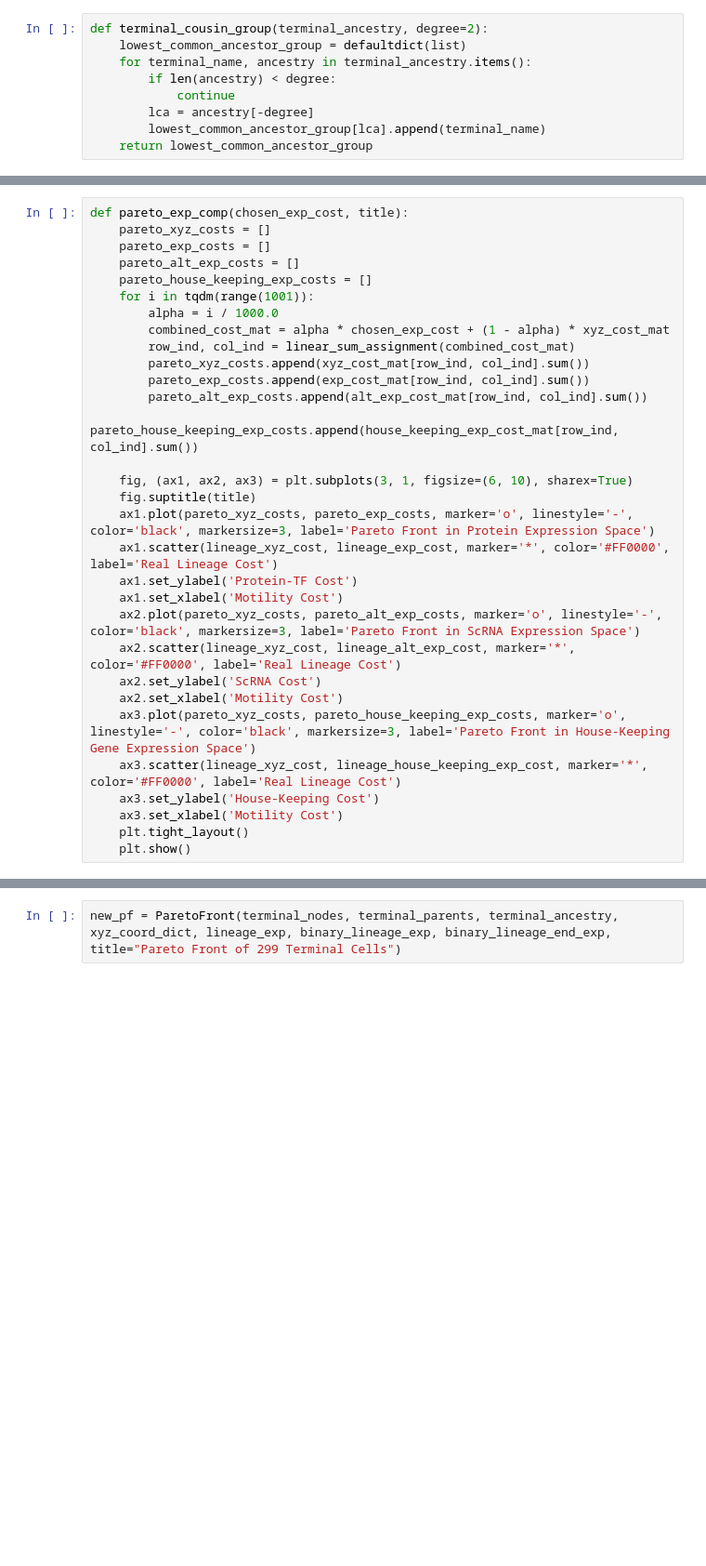
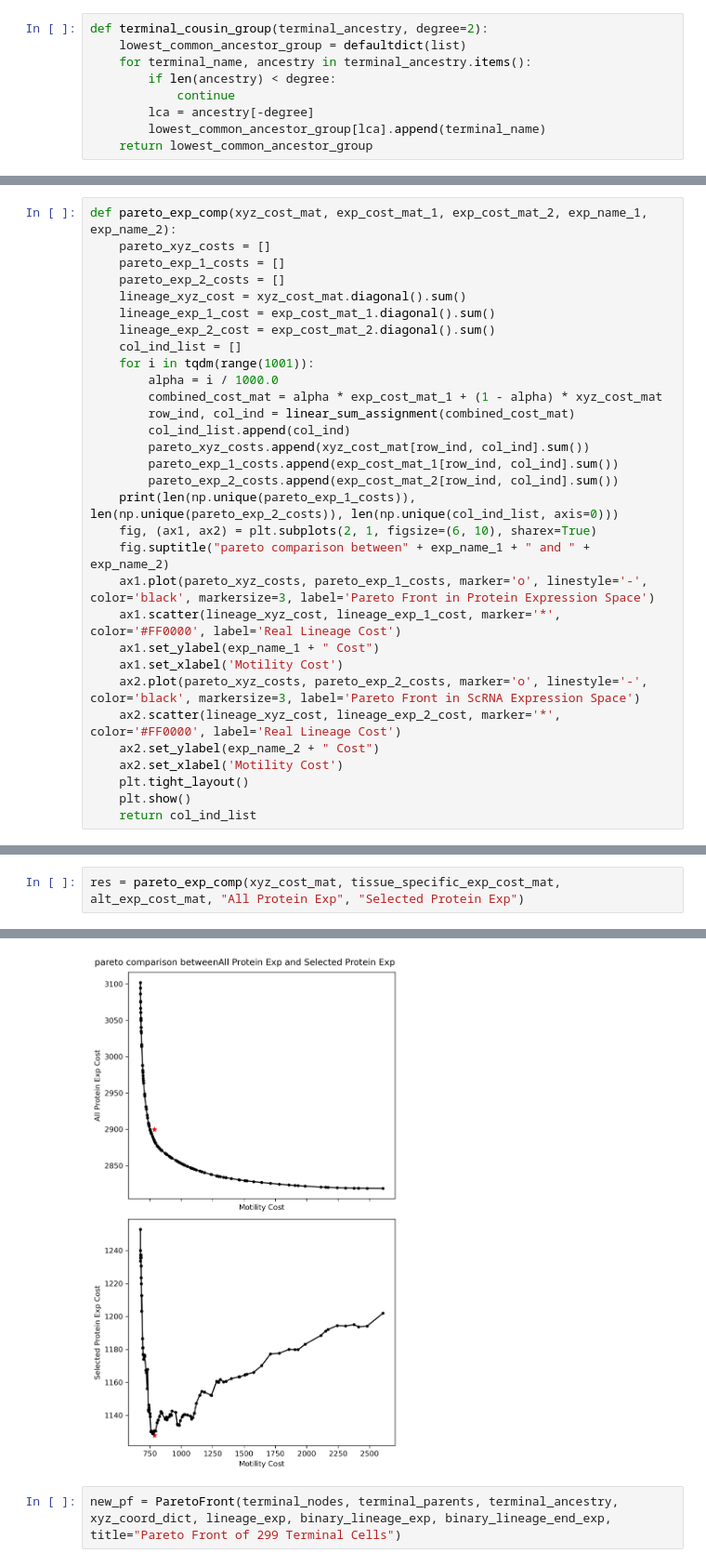
Before and after one commit to IcyFermion/embryogenesis, a Jupyter notebook: terminal_expression.ipynb, the cells around one changed output, grey strips where cells are left out. Shown at 93% size. Cells and saved outputs as stored; diff of their text form; blank space fills up the shorter version.

```diff
--- a/terminal_expression.ipynb
+++ b/terminal_expression.ipynb
@@ -551,31 +417,31 @@ lineage_house_keeping_exp_cost = house_keeping_exp_cost_mat.diagonal().sum()
 # %%
-def pareto_exp_comp(chosen_exp_cost, title):
+def pareto_exp_comp(xyz_cost_mat, exp_cost_mat_1, exp_cost_mat_2, exp_name_1, exp_name_2):
     pareto_xyz_costs = []
-    pareto_exp_costs = []
-    pareto_alt_exp_costs = []
-    pareto_house_keeping_exp_costs = []
+    pareto_exp_1_costs = []
+    pareto_exp_2_costs = []
+    lineage_xyz_cost = xyz_cost_mat.diagonal().sum()
+    lineage_exp_1_cost = exp_cost_mat_1.diagonal().sum()
+    lineage_exp_2_cost = exp_cost_mat_2.diagonal().sum()
+    col_ind_list = []
     for i in tqdm(range(1001)):
         alpha = i / 1000.0
-        combined_cost_mat = alpha * chosen_exp_cost + (1 - alpha) * xyz_cost_mat
+        combined_cost_mat = alpha * exp_cost_mat_1 + (1 - alpha) * xyz_cost_mat
         row_ind, col_ind = linear_sum_assignment(combined_cost_mat)
+        col_ind_list.append(col_ind)
         pareto_xyz_costs.append(xyz_cost_mat[row_ind, col_ind].sum())
-        pareto_exp_costs.append(exp_cost_mat[row_ind, col_ind].sum())
-        pareto_alt_exp_costs.append(alt_exp_cost_mat[row_ind, col_ind].sum())
-        pareto_house_keeping_exp_costs.append(house_keeping_exp_cost_mat[row_ind, col_ind].sum())
-
-    fig, (ax1, ax2, ax3) = plt.subplots(3, 1, figsize=(6, 10), sharex=True)
-    fig.suptitle(title)
-    ax1.plot(pareto_xyz_costs, pareto_exp_costs, marker='o', linestyle='-', color='black', markersize=3, label='Pareto Front in Protein Expression Space')
-    ax1.scatter(lineage_xyz_cost, lineage_exp_cost, marker='*', color='#FF0000', label='Real Lineage Cost')
-    ax1.set_ylabel('Protein-TF Cost')
+        pareto_exp_1_costs.append(exp_cost_mat_1[row_ind, col_ind].sum())
+        pareto_exp_2_costs.append(exp_cost_mat_2[row_ind, col_ind].sum())
+    print(len(np.unique(pareto_exp_1_costs)), len(np.unique(pareto_exp_2_costs)), len(np.unique(col_ind_list, axis=0)))
+    fig, (ax1, ax2) = plt.subplots(2, 1, figsize=(6, 10), sharex=True)
+    fig.suptitle("pareto comparison between" + exp_name_1 + " and " + exp_name_2)
+    ax1.plot(pareto_xyz_costs, pareto_exp_1_costs, marker='o', linestyle='-', color='black', markersize=3, label='Pareto Front in Protein Expression Space')
+    ax1.scatter(lineage_xyz_cost, lineage_exp_1_cost, marker='*', color='#FF0000', label='Real Lineage Cost')
+    ax1.set_ylabel(exp_name_1 + " Cost")
     ax1.set_xlabel('Motility Cost')
-    ax2.plot(pareto_xyz_costs, pareto_alt_exp_costs, marker='o', linestyle='-', color='black', markersize=3, label='Pareto Front in ScRNA Expression Space')
-    ax2.scatter(lineage_xyz_cost, lineage_alt_exp_cost, marker='*', color='#FF0000', label='Real Lineage Cost')
-    ax2.set_ylabel('ScRNA Cost')
+    ax2.plot(pareto_xyz_costs, pareto_exp_2_costs, marker='o', linestyle='-', color='black', markersize=3, label='Pareto Front in ScRNA Expression Space')
+    ax2.scatter(lineage_xyz_cost, lineage_exp_2_cost, marker='*', color='#FF0000', label='Real Lineage Cost')
+    ax2.set_ylabel(exp_name_2 + " Cost")
     ax2.set_xlabel('Motility Cost')
-    ax3.plot(pareto_xyz_costs, pareto_house_keeping_exp_costs, marker='o', linestyle='-', color='black', markersize=3, label='Pareto Front in House-Keeping Gene Expression Space')
-    ax3.scatter(lineage_xyz_cost, lineage_house_keeping_exp_cost, marker='*', color='#FF0000', label='Real Lineage Cost')
-    ax3.set_ylabel('House-Keeping Cost')
-    ax3.set_xlabel('Motility Cost')
     plt.tight_layout()
     plt.show()
+    return col_ind_list
@@ -585,0 +451,3 @@ pareto_exp_comp(exp_cost_mat, "Pareto with protein Expression Cost")
+# %%
+res = pareto_exp_comp(xyz_cost_mat, tissue_specific_exp_cost_mat, alt_exp_cost_mat, "All Protein Exp", "Selected Protein Exp")
+# %% [output]
@@ -586,3 +455,4 @@ pareto_exp_comp(exp_cost_mat, "Pareto with protein Expression Cost")
+[figure, added]
 # %%
 new_pf = ParetoFront(terminal_nodes, terminal_parents, terminal_ancestry, xyz_coord_dict, lineage_exp, binary_lineage_exp, binary_lineage_end_exp, title="Pareto Front of 299 Terminal Cells")
 # %%
```
Also changed, not shown: parts of 67 cells of this notebook, 6 other files.
